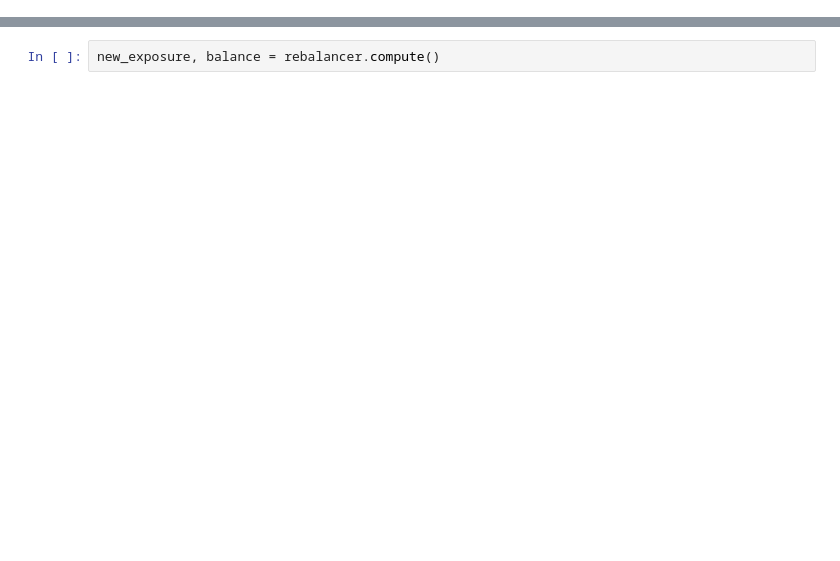
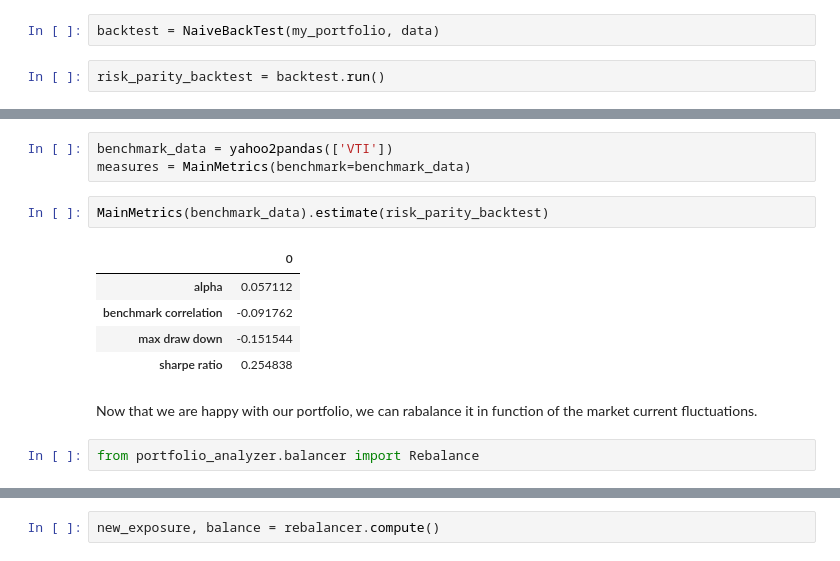
Before and after one commit to DT021/PortfolioAnalyzer, a Jupyter notebook: Examples.ipynb, the cells around one changed output, grey strips where cells are left out. Cells and saved outputs as stored; diff of their text form; blank space fills up the shorter version.

```diff
--- a/Examples.ipynb
+++ b/Examples.ipynb
@@ -55,0 +62,4 @@ optimal_weights = {
+# %%
+backtest = NaiveBackTest(my_portfolio, data)
+# %%
+risk_parity_backtest = backtest.run()
@@ -55,0 +81,15 @@ optimal_weights = {
+# %%
+benchmark_data = yahoo2pandas(['VTI'])
+measures = MainMetrics(benchmark=benchmark_data)
+# %%
+MainMetrics(benchmark_data).estimate(risk_parity_backtest)
+# %% [output]
+|  | 0 |
+| alpha | 0.057112 |
+| benchmark correlation | -0.091762 |
+| max draw down | -0.151544 |
+| sharpe ratio | 0.254838 |
+# %% [markdown]
+Now that we are happy with our portfolio, we can rabalance it in function of the market current fluctuations.
+# %%
+from portfolio_analyzer.balancer import Rebalance
```
Also changed, not shown: parts of 36 cells of this notebook, 1 other file.
